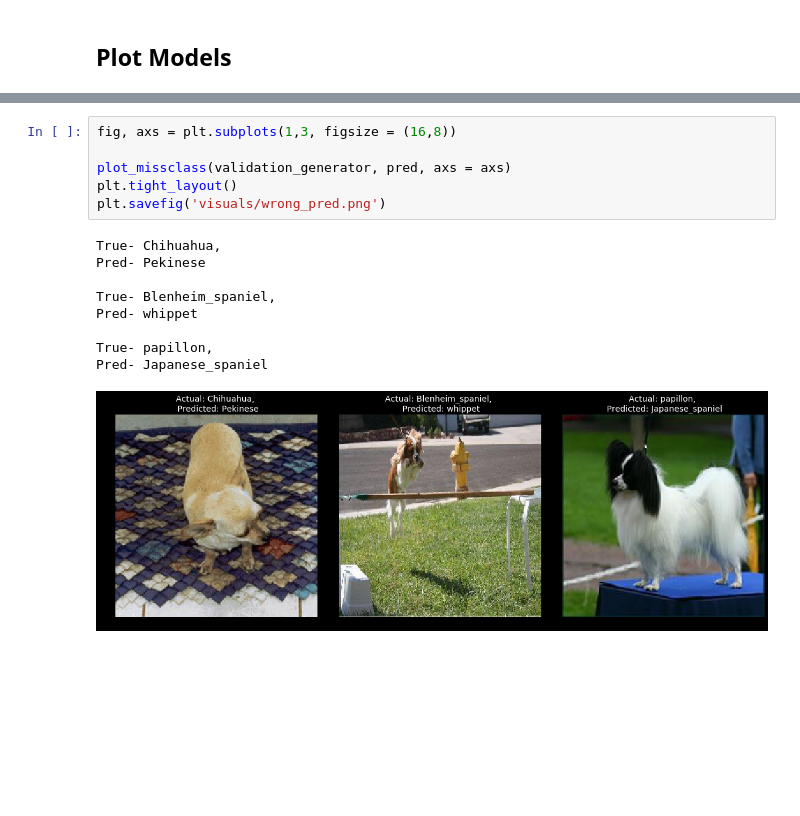
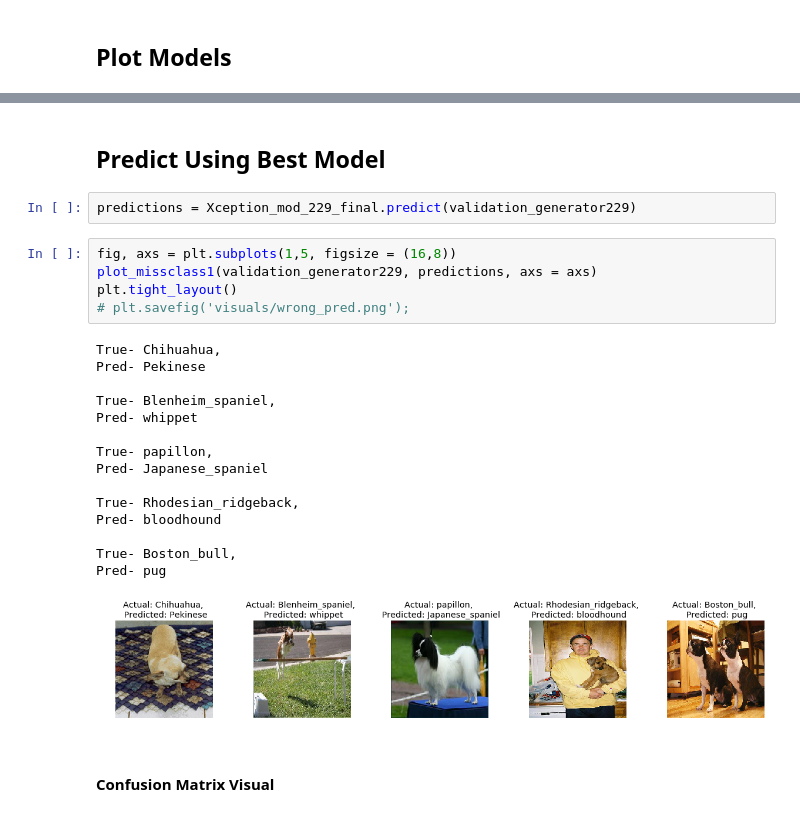
Before and after one commit to hberginc/Who-s_Your_Doggy, a Jupyter notebook: Visualize Predictions.ipynb, the cells around one changed output, grey strips where cells are left out. Drawn from its saved outputs; the diff is of its cells as text; blank space fills up the shorter version.

```diff
--- a/Visualize Predictions.ipynb
+++ b/Visualize Predictions.ipynb
@@ -130,16 +168,27 @@ plt.show()
+# %% [markdown]
+## Predict Using Best Model
+# %%
+predictions = Xception_mod_229_final.predict(validation_generator229)
 # %%
-fig, axs = plt.subplots(1,3, figsize = (16,8))
-
-plot_missclass(validation_generator, pred, axs = axs)
+fig, axs = plt.subplots(1,5, figsize = (16,8))
+plot_missclass1(validation_generator229, predictions, axs = axs)
 plt.tight_layout()
-plt.savefig('visuals/wrong_pred.png')
+# plt.savefig('visuals/wrong_pred.png');
 # %% [output]
 True- Chihuahua,
 Pred- Pekinese
 
 True- Blenheim_spaniel,
 Pred- whippet
 
 True- papillon,
 Pred- Japanese_spaniel
+
+True- Rhodesian_ridgeback,
+Pred- bloodhound
+
+True- Boston_bull,
+Pred- pug
-[figure, old version]
+[figure, new version]
+# %% [markdown]
+#### Confusion Matrix Visual
```
Also changed, not shown: parts of 48 cells of this notebook, 37 other files.
